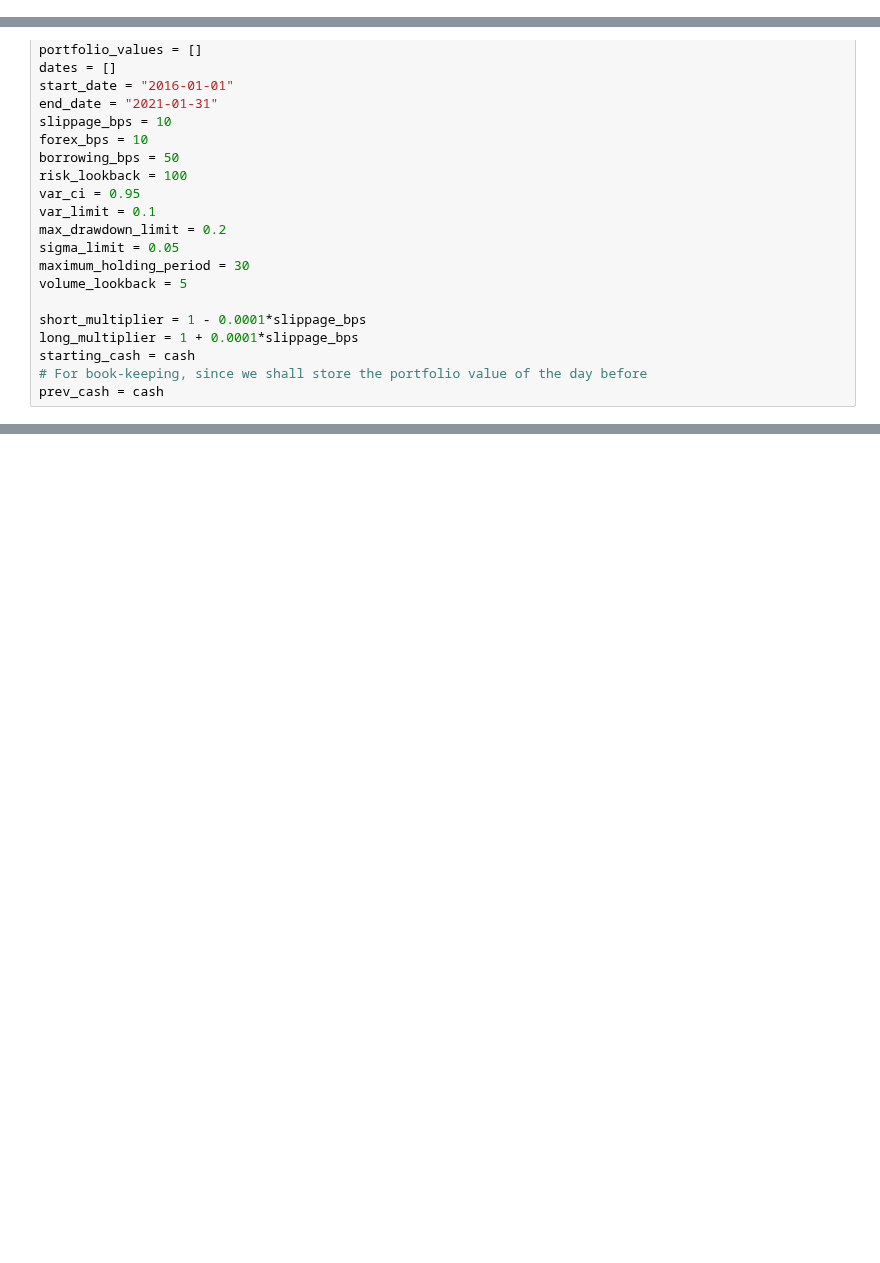
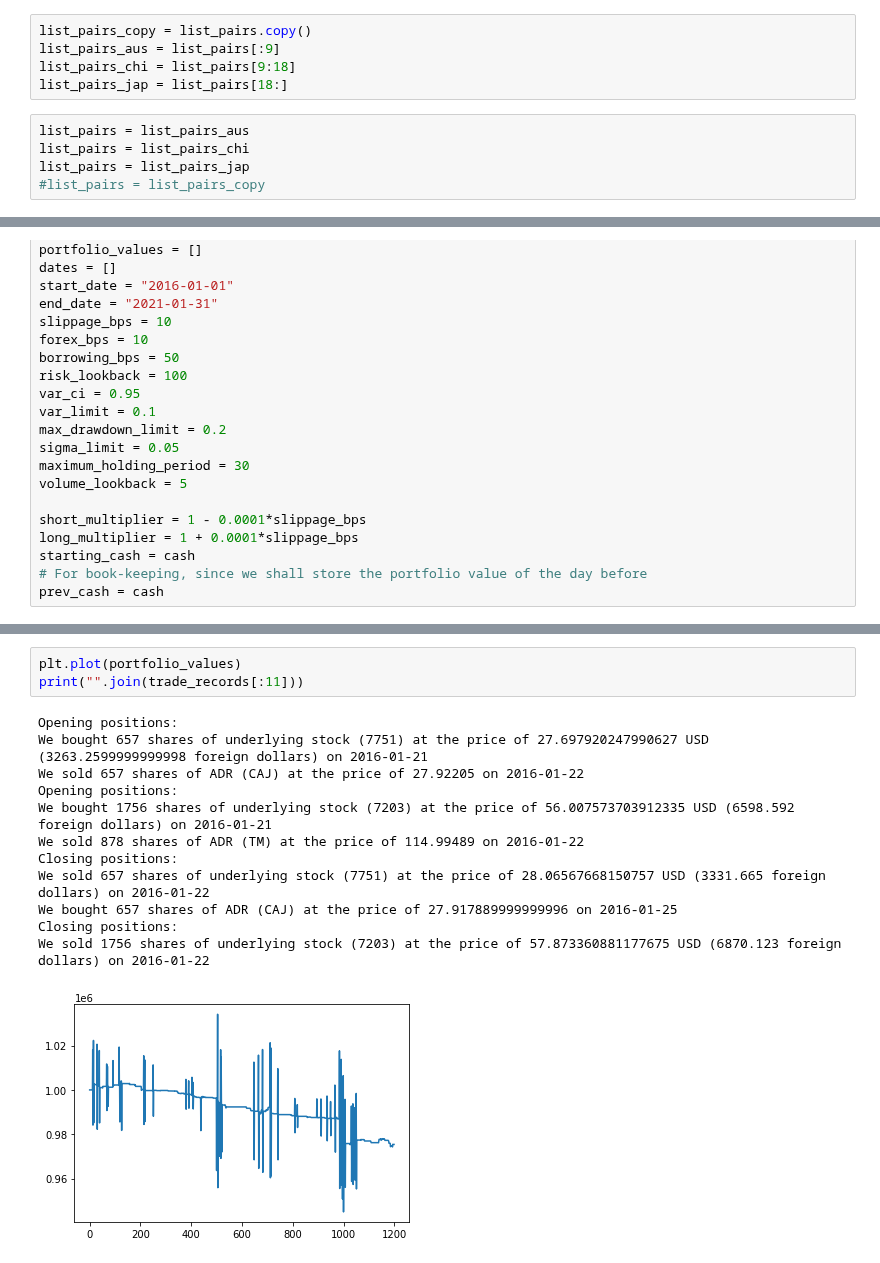
Before and after one commit to jh-lor/ADRPairsTrading, a Jupyter notebook: strategy_development_eric.ipynb, the cells around one changed output, grey strips where cells are left out. Drawn from its saved outputs; the diff is of its cells as text; blank space fills up the shorter version.

```diff
--- a/strategy_development_eric.ipynb
+++ b/strategy_development_eric.ipynb
@@ -1062,0 +1085,10 @@ plot_returns(last_dates, last_portfolio_values)
+# %%
+list_pairs_copy = list_pairs.copy()
+list_pairs_aus = list_pairs[:9]
+list_pairs_chi = list_pairs[9:18]
+list_pairs_jap = list_pairs[18:]
+# %%
+list_pairs = list_pairs_aus
+list_pairs = list_pairs_chi
+list_pairs = list_pairs_jap
+#list_pairs = list_pairs_copy
@@ -1250,0 +1296,16 @@ for i in range(1, len(datelist)):
+# %%
+plt.plot(portfolio_values)
+print("".join(trade_records[:11]))
+# %% [output]
+Opening positions:
+We bought 657 shares of underlying stock (7751) at the price of 27.697920247990627 USD (3263.2599999999998 foreign dollars) on 2016-01-21
+We sold 657 shares of ADR (CAJ) at the price of 27.92205 on 2016-01-22
+Opening positions:
+We bought 1756 shares of underlying stock (7203) at the price of 56.007573703912335 USD (6598.592 foreign dollars) on 2016-01-21
+We sold 878 shares of ADR (TM) at the price of 114.99489 on 2016-01-22
+Closing positions:
+We sold 657 shares of underlying stock (7751) at the price of 28.06567668150757 USD (3331.665 foreign dollars) on 2016-01-22
+We bought 657 shares of ADR (CAJ) at the price of 27.917889999999996 on 2016-01-25
+Closing positions:
+We sold 1756 shares of underlying stock (7203) at the price of 57.873360881177675 USD (6870.123 foreign dollars) on 2016-01-22
+[figure, added]
```
Also changed, not shown: parts of 10 cells of this notebook.
